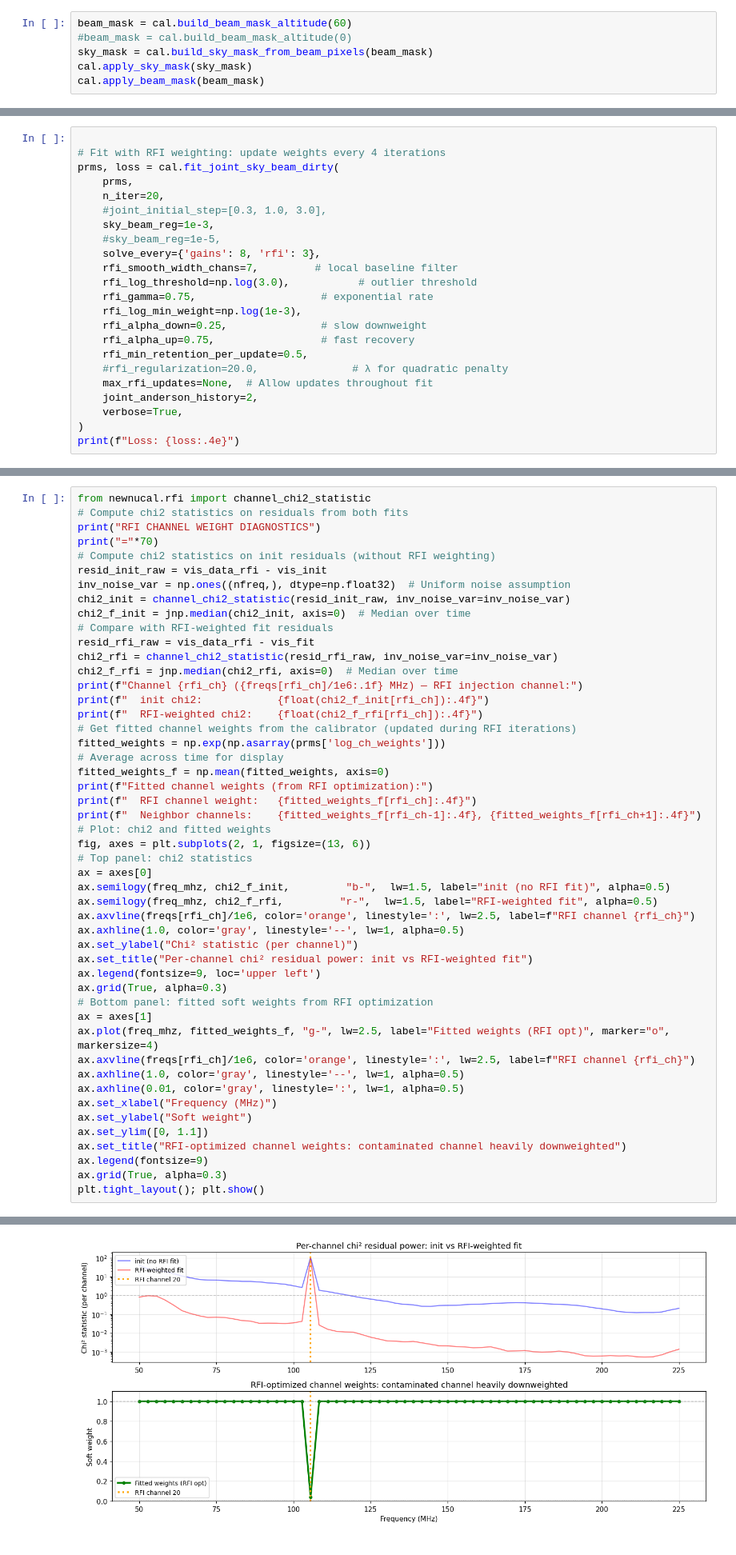
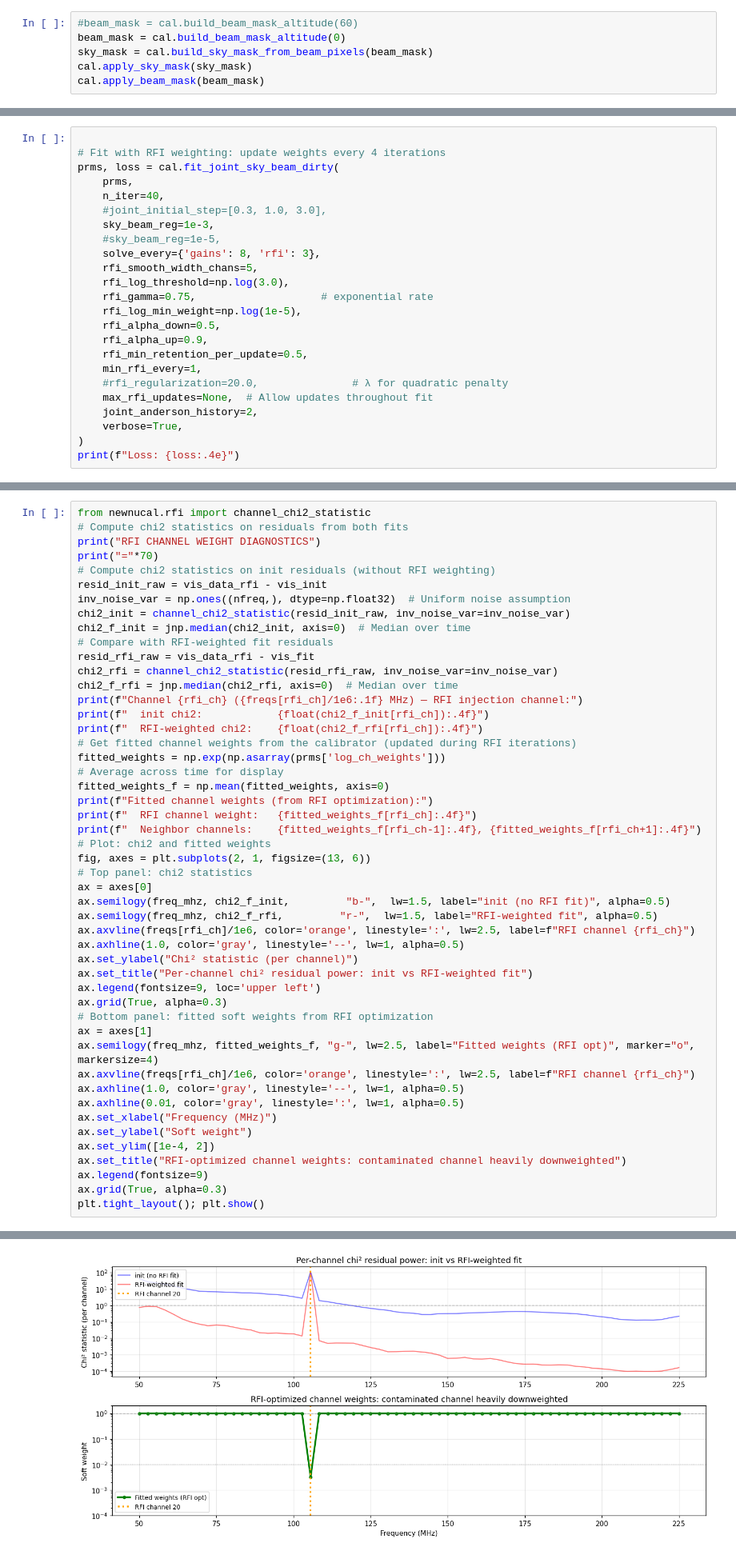
Before and after one commit to AaronParsons/newnucal, a Jupyter notebook: notebooks/closed_loop_test.ipynb, the cells around one changed output, grey strips where cells are left out. Shown at 80% size. Saved outputs shown, nothing was run; the diff lists cells and outputs as text.

```diff
--- a/notebooks/closed_loop_test.ipynb
+++ b/notebooks/closed_loop_test.ipynb
@@ -169,8 +169,8 @@ cal = Calibrator(
   WARNING: 5023 sky pixels are never above the horizon. Call cal.apply_sky_mask(cal.build_sky_mask_altitude(...)) to remove them before fitting.
   (7265 above-horizon pixels retained after cut)
 # %%
-beam_mask = cal.build_beam_mask_altitude(60)
-#beam_mask = cal.build_beam_mask_altitude(0)
+#beam_mask = cal.build_beam_mask_altitude(60)
+beam_mask = cal.build_beam_mask_altitude(0)
 sky_mask = cal.build_sky_mask_from_beam_pixels(beam_mask)
 cal.apply_sky_mask(sky_mask)
 cal.apply_beam_mask(beam_mask)
@@ -232,18 +232,19 @@ prms = prms0.copy()
 # Fit with RFI weighting: update weights every 4 iterations
 prms, loss = cal.fit_joint_sky_beam_dirty(
     prms,
-    n_iter=20,
+    n_iter=40,
     #joint_initial_step=[0.3, 1.0, 3.0],
     sky_beam_reg=1e-3,
     #sky_beam_reg=1e-5,
     solve_every={'gains': 8, 'rfi': 3},
-    rfi_smooth_width_chans=7,         # local baseline filter
-    rfi_log_threshold=np.log(3.0),           # outlier threshold
+    rfi_smooth_width_chans=5,
+    rfi_log_threshold=np.log(3.0),
     rfi_gamma=0.75,                    # exponential rate
-    rfi_log_min_weight=np.log(1e-3),
-    rfi_alpha_down=0.25,               # slow downweight
-    rfi_alpha_up=0.75,                 # fast recovery
+    rfi_log_min_weight=np.log(1e-5),
+    rfi_alpha_down=0.5,
+    rfi_alpha_up=0.9,
     rfi_min_retention_per_update=0.5,
+    min_rfi_every=1,
     #rfi_regularization=20.0,               # λ for quadratic penalty
     max_rfi_updates=None,  # Allow updates throughout fit
     joint_anderson_history=2,
@@ -369,13 +370,13 @@ ax.legend(fontsize=9, loc='upper left')
 ax.grid(True, alpha=0.3)
 # Bottom panel: fitted soft weights from RFI optimization
 ax = axes[1]
-ax.plot(freq_mhz, fitted_weights_f, "g-", lw=2.5, label="Fitted weights (RFI opt)", marker="o", markersize=4)
+ax.semilogy(freq_mhz, fitted_weights_f, "g-", lw=2.5, label="Fitted weights (RFI opt)", marker="o", markersize=4)
 ax.axvline(freqs[rfi_ch]/1e6, color='orange', linestyle=':', lw=2.5, label=f"RFI channel {rfi_ch}")
 ax.axhline(1.0, color='gray', linestyle='--', lw=1, alpha=0.5)
 ax.axhline(0.01, color='gray', linestyle=':', lw=1, alpha=0.5)
 ax.set_xlabel("Frequency (MHz)")
 ax.set_ylabel("Soft weight")
-ax.set_ylim([0, 1.1])
+ax.set_ylim([1e-4, 2])
 ax.set_title("RFI-optimized channel weights: contaminated channel heavily downweighted")
 ax.legend(fontsize=9)
 ax.grid(True, alpha=0.3)
@@ -391,5 +392,5 @@ Fitted channel weights (from RFI optimization):
   Neighbor channels:    1.0000, 1.0000
-[figure, old version]
+[figure, new version]
 # %% [markdown]
 ## 7. Recovered sky map
 # %%
```
Also changed, not shown: parts of 7 cells of this notebook, 2 other files.
